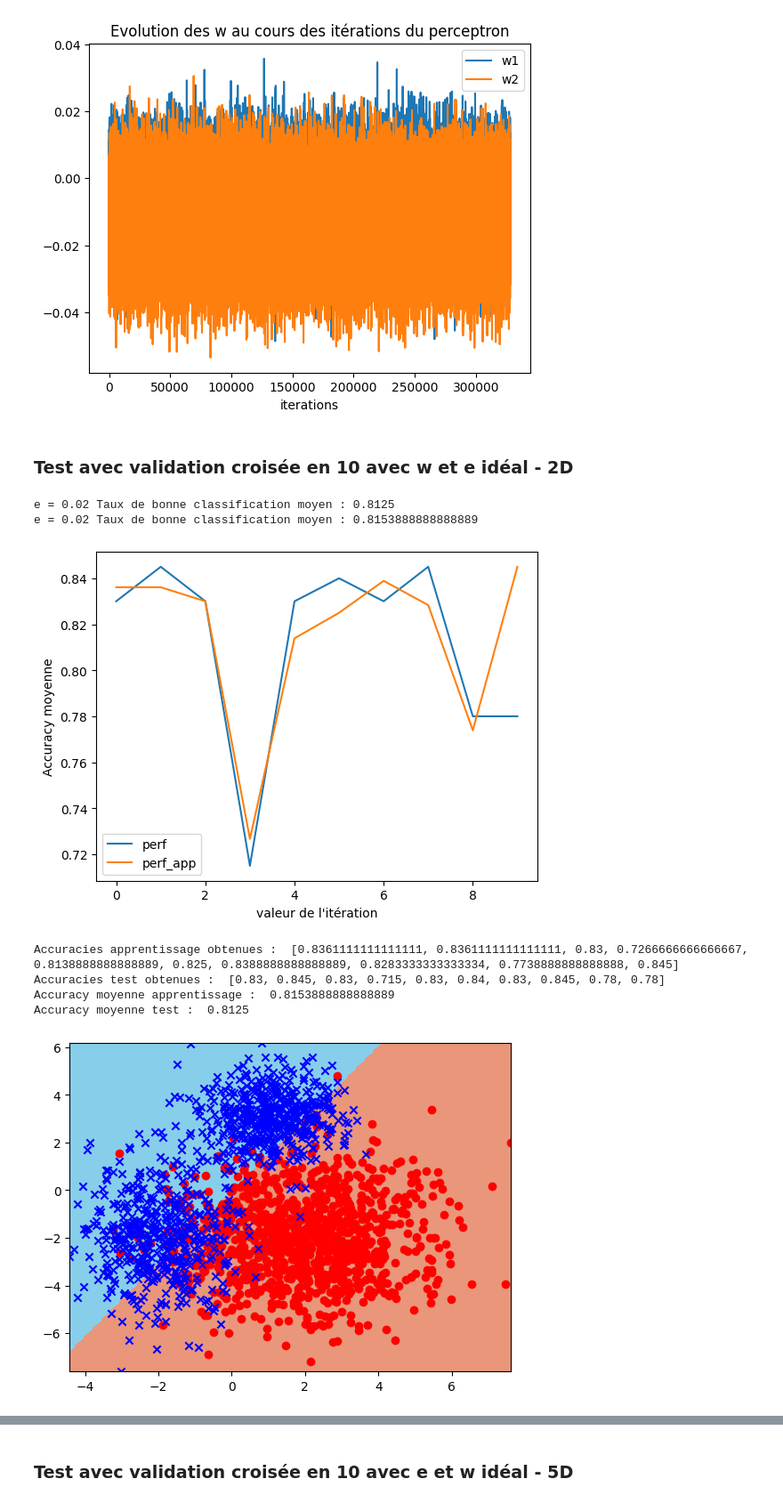
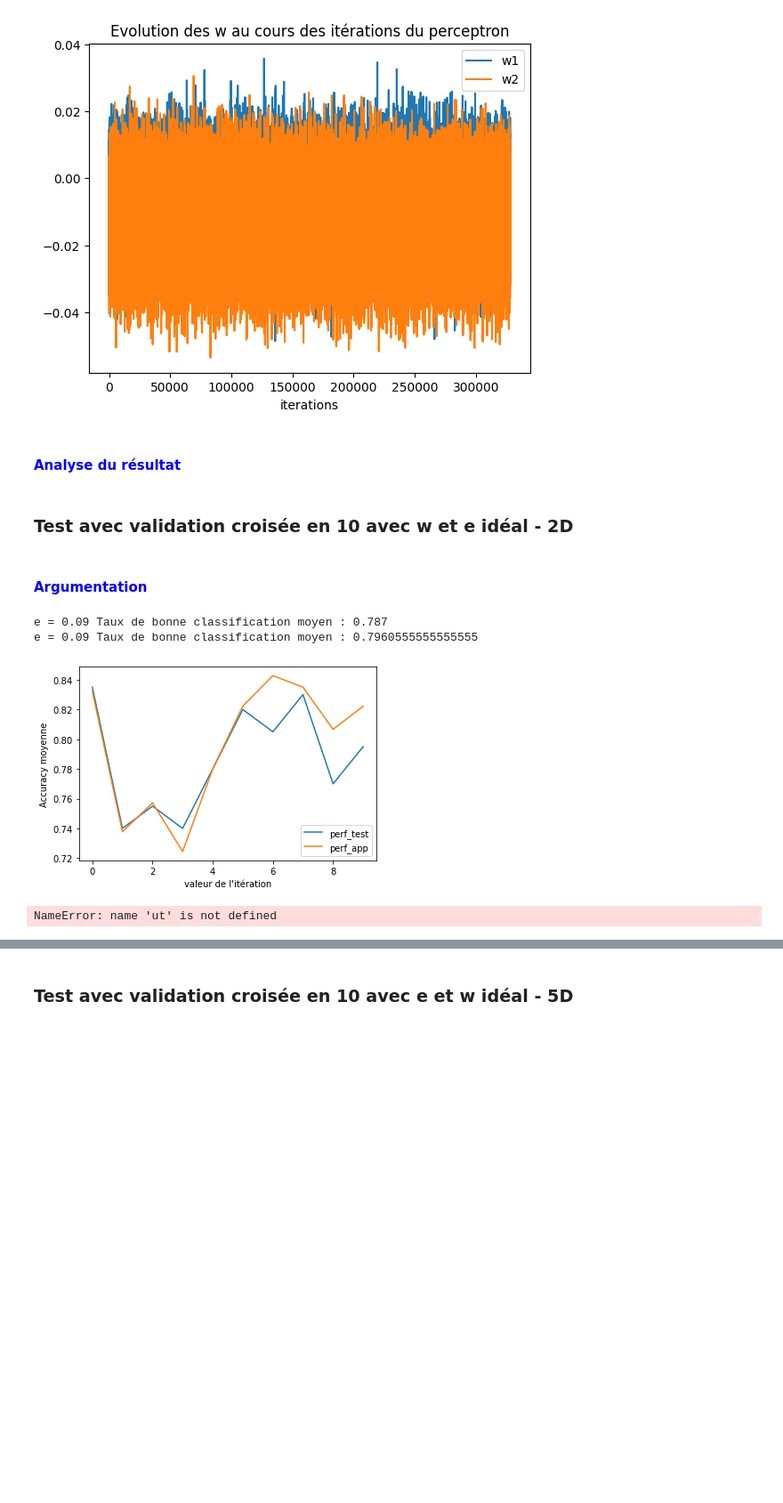
Before and after one commit to celine-yes/TME_DataScience, a Jupyter notebook: projet-1/projet-1-Fan-Lacour.ipynb, the cells around one changed output, grey strips where cells are left out. Shown: that part at 89% size. Saved outputs shown, nothing was run; the diff lists cells and outputs as text; code cells hidden in the pictures; blank space fills up the shorter version.

```diff
--- a/projet-1/projet-1-Fan-Lacour.ipynb
+++ b/projet-1/projet-1-Fan-Lacour.ipynb
@@ -442,7 +444,7 @@ Ym = Y5D[index]
 accuracies = []
 
 nb_iter = 10 #nombre d'itérations de la validation croisée
-seuil_k = 50 # seuil max des valeurs de k à regarder:
+seuil_k = 1000 # seuil max des valeurs de k à regarder:
 valeurs_k = [k for k in range(1,seuil_k,2)] # toutes les valeurs de k à regarder:
 
 for k in valeurs_k:
@@ -465,5 +467,5 @@ plt.ylabel('Accuracy')
 plt.xlabel("k")
 plt.show()
 
-print("Accuracy maximum pour k =", accuracies_test.index(max(accuracies_test)))
+print("Accuracy maximum pour k =", valeurs_k[accuracies_test.index(max(accuracies_test))])
 # %% [output]
@@ -729,9 +748,10 @@ accuracies_app = []
 acc_moy = []
 acc_moy_app = []
 nb_iter = 10
+valeurs_e = np.arange(0.01, 0.11, 0.01)
 
 #on fait varier le paramètre learning_rate
-for e in np.arange(0.01, 0.11, 0.01):
+for e in valeurs_e:
     perf = []
     perf_app = []
     for i in range(nb_iter):
@@ -745,12 +765,13 @@ for e in np.arange(0.01, 0.11, 0.01):
     acc_moy_app = statistics.mean(perf_app)
     accuracies.append(acc_moy)
     accuracies_app.append(acc_moy_app)
-    print("test e = " + str(e) + " Taux de bonne classification moyen : " + str(acc_moy))
-    print("app e = " + str(e) + " Taux de bonne classification moyen : " + str(acc_moy_app))
+    #print("test e = " + str(e) + " Taux de bonne classification moyen : " + str(acc_moy))
+    #print("app e = " + str(e) + " Taux de bonne classification moyen : " + str(acc_moy_app))
 
 
 # Traçage de la courbe des variations d'accuracy en fonction de learning_rate
-plt.plot(np.arange(0.01, 0.11, 0.01),accuracies,accuracies_app)
+plt.plot(valeurs_e,accuracies)
+plt.plot(valeurs_e,accuracies_app)
 plt.ylabel('Accuracy moyenne')
 plt.xlabel("valeur de learning_rate")
 plt.legend(['accuracies_test','accuracies_app'])
@@ -836,13 +881,14 @@ accuracies_app = []
 acc_moy = []
 acc_moy_app = []
 nb_iter = 10
+valeurs_e = np.arange(0.01, 0.11, 0.01)
 
 #on fait varier le paramètre learning_rate
-for e in np.arange(0.01, 0.11, 0.01):
+for e in valeurs_e:
     perf = []
     perf_app = []
     for i in range(nb_iter):
-        Xapp,Yapp,Xtest,Ytest = ut.crossval_strat(Xm, Ym, nb_iter, i)
+        Xapp,Yapp,Xtest,Ytest = crossval_strat(Xm, Ym, nb_iter, i)
         perceptron = ClassifierPerceptron(2,e,False)
         perceptron.train(Xapp, Yapp)
         perf.append(perceptron.accuracy(Xtest, Ytest))
@@ -857,7 +903,8 @@ for e in np.arange(0.01, 0.11, 0.01):
 
 
 # Traçage de la courbe des variations d'accuracy en fonction de learning_rate
-plt.plot(np.arange(0, 1.0, 0.1),accuracies, accuracies_app)
+plt.plot(valeurs_e,accuracies)
+plt.plot(valeurs_e,accuracies_app)
 plt.ylabel('Accuracy moyenne')
 plt.xlabel("valeur de learning_rate")
 plt.legend(['accuracies_test','accuracies_app'])
@@ -879,13 +946,14 @@ accuracies_app = []
 acc_moy = []
 acc_moy_app = []
 nb_iter = 10
+valeurs_e = np.arange(0.01, 0.11, 0.01)
 
 #on fait varier le paramètre learning_rate
-for e in np.arange(0.01, 0.11, 0.01):
+for e in valeurs_e:
     perf = []
     perf_app = []
     for i in range(nb_iter):
-        Xapp,Yapp,Xtest,Ytest = ut.crossval_strat(Xm, Ym, nb_iter, i)
+        Xapp,Yapp,Xtest,Ytest = crossval_strat(Xm, Ym, nb_iter, i)
         perceptron = ClassifierPerceptron(5,e, False)
         perceptron.train(Xapp, Yapp)
         perf.append(perceptron.accuracy(Xtest, Ytest))
@@ -900,7 +968,8 @@ for e in np.arange(0.01, 0.11, 0.01):
 
 
 # Traçage de la courbe des variations d'accuracy en fonction de learning_rate
-plt.plot(np.arange(0, 1.0, 0.1),accuracies, accuracies_app)
+plt.plot(valeurs_e ,accuracies)
+plt.plot(valeurs_e ,accuracies_app)
 plt.ylabel('Accuracy moyenne')
 plt.xlabel("valeur de learning_rate")
 plt.legend(['accuracies_test','accuracies_app'])
@@ -979,51 +1057,50 @@ plt.legend(['w1','w2'])
 Nb iterations réalisées:  1000
 <matplotlib.legend.Legend at 0x...>
 [figure]
+# %% [markdown]
+#### <font color="blue">Analyse du résultat</font>
 # %% [markdown]
 ### Test avec validation croisée en 10 avec w et e idéal - 2D
+# %% [markdown]
+#### <font color="blue">Argumentation</font>
 # %%
 index = np.random.permutation(len(X2D)) # mélange des index
 Xm = X2D[index]
 Ym = Y2D[index]
 
 nb_iter = 10
-
+e = 0.09
 perf = []
 perf_app = []
 for i in range(nb_iter):
-    Xapp,Yapp,Xtest,Ytest = ut.crossval_strat(Xm, Ym, nb_iter, i)
+    Xapp,Yapp,Xtest,Ytest = crossval_strat(Xm, Ym, nb_iter, i)
     perceptron = ClassifierPerceptron(2,e,False)
     perceptron.train(Xapp, Yapp)
     perf.append(perceptron.accuracy(Xtest, Ytest))
     perf_app.append(perceptron.accuracy(Xapp, Yapp))
 
 acc_moy = statistics.mean(perf) #moyenne des accuracies de la validation croisée pour cette valeur de k
 acc_moy_app = statistics.mean(perf_app)
 
 print("e = " + str(e) + " Taux de bonne classification moyen : " + str(acc_moy))
 print("e = " + str(e) + " Taux de bonne classification moyen : " + str(acc_moy_app))
 
-
 plt.plot(np.arange(0, nb_iter),perf, perf_app)
 plt.ylabel('Accuracy moyenne')
 plt.xlabel("valeur de l'itération")
 plt.legend(['perf_test','perf_app'])
 plt.show()
 
 # Affichage de la frontière de séparation des classes (en prenant tous les exemples de la base)
-ut.plot_frontiere(X2D,Y2D,perceptron,step=150)
-ut.plot2DSet(X2D,Y2D)
+plot_frontiere(X2D,Y2D,perceptron,step=150)
+plot2DSet(X2D,Y2D)
 
 print("Accuracies apprentissage obtenues : ",perf_app)
 print("Accuracies test obtenues : ",perf)
 print("Accuracy moyenne apprentissage : ", statistics.mean(perf_app))
 print("Accuracy moyenne test : ", statistics.mean(perf))
 # %% [output]
-e = 0.02 Taux de bonne classification moyen : 0.8125
-e = 0.02 Taux de bonne classification moyen : 0.8153888888888889
+e = 0.09 Taux de bonne classification moyen : 0.787
+e = 0.09 Taux de bonne classification moyen : 0.7960555555555555
-[figure, old version]
+[figure, new version]
-Accuracies apprentissage obtenues :  [0.8361111111111111, 0.8361111111111111, 0.83, 0.7266666666666667, 0.8138888888888889, 0.825, 0.8388888888888889, 0.8283333333333334, 0.7738888888888888, 0.845]
-Accuracies test obtenues :  [0.83, 0.845, 0.83, 0.715, 0.83, 0.84, 0.83, 0.845, 0.78, 0.78]
-Accuracy moyenne apprentissage :  0.8153888888888889
-Accuracy moyenne test :  0.8125
+NameError: name 'ut' is not defined
-[figure, removed]
```
Also changed, not shown: parts of 53 cells of this notebook.
